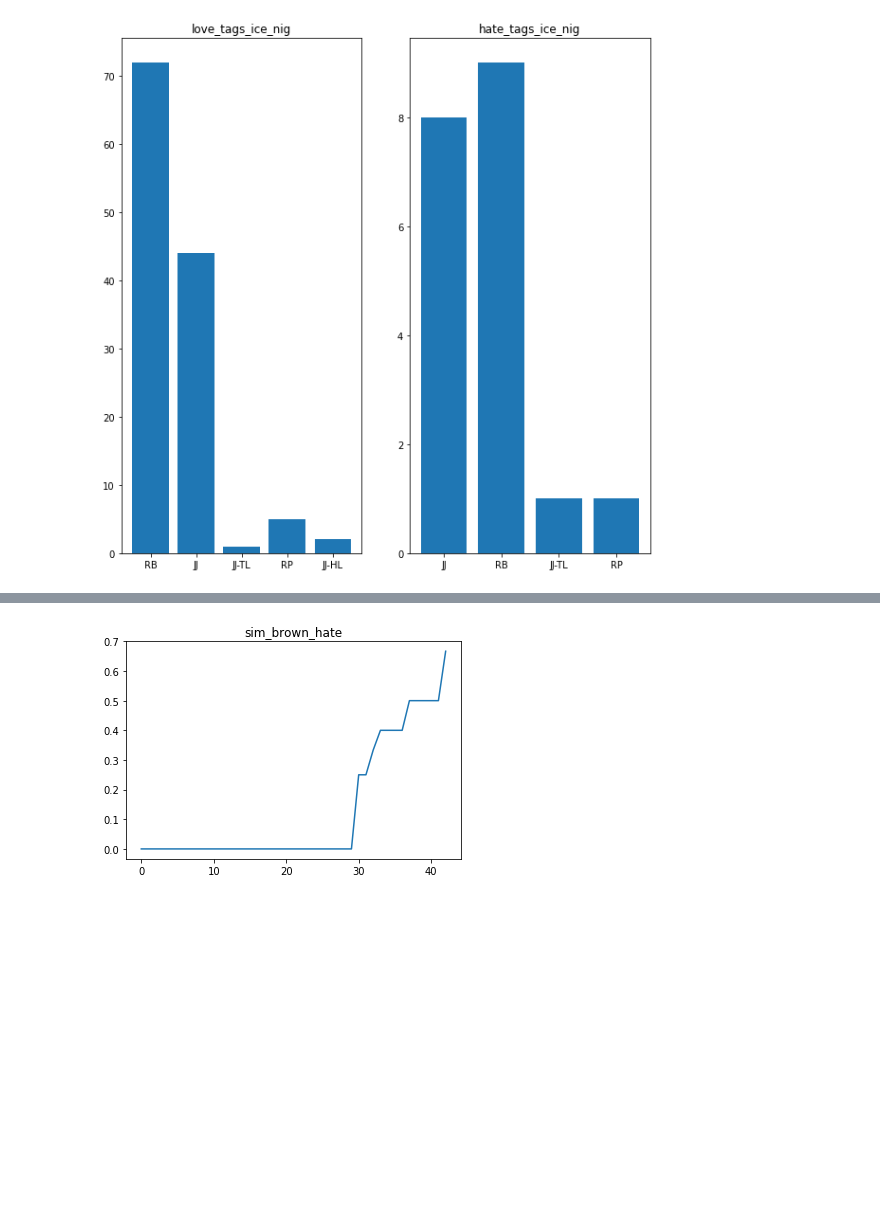
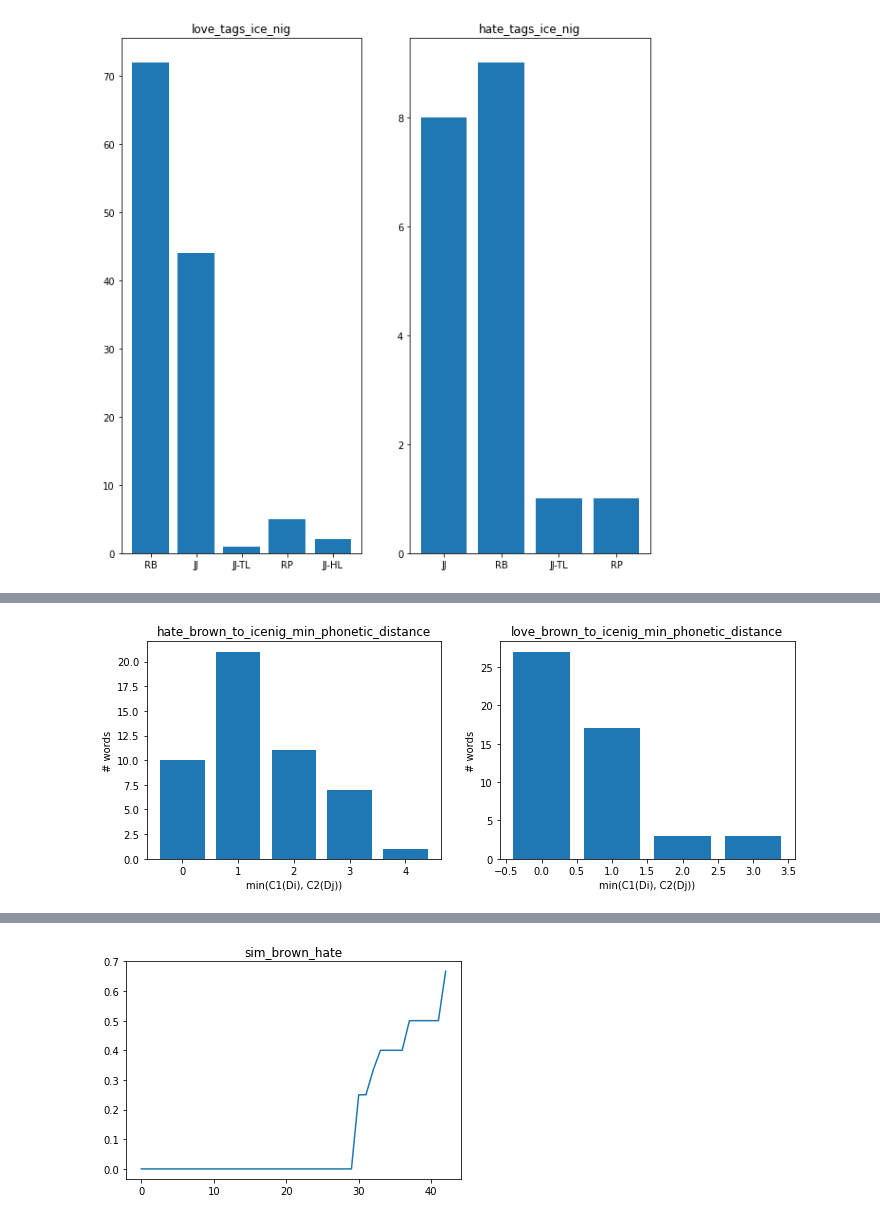
Before and after one commit to 0LTSU0/nlp_project8, a Jupyter notebook: project8.ipynb, the cells around one changed output, grey strips where cells are left out. Cells and saved outputs as stored; diff of their text form; code cells hidden in the pictures; blank space fills up the shorter version.

```diff
--- a/project8.ipynb
+++ b/project8.ipynb
@@ -854,29 +854,65 @@ for word in Counter(ice_nig_love_dist1_cooccur).most_common(50):
     ice_nig_word_to_soundex_love[word[0].strip('“')] = soundex(word[0].strip('“'))[0:len(word[0])]
 #print(ice_nig_word_to_soundex_hate, ice_nig_word_to_soundex_love)
 
-#Make dicts "word": edit_distance
-edit_distances_brown_hate, edit_distances_brown_love = {}, {}
-for key in brown_word_to_soundex_hate.keys():
-    edit_distances_brown_hate[key] = editdistance.eval(hate_soundex, brown_word_to_soundex_hate[key])
-for key in brown_word_to_soundex_love.keys():
-    edit_distances_brown_love[key] = editdistance.eval(love_soundex, brown_word_to_soundex_love[key])
-#print(edit_distances_brown_hate, edit_distances_brown_love)
-edit_distances_icenig_hate, edit_distances_icenig_love = {}, {}
-for key in ice_nig_word_to_soundex_hate.keys():
-    edit_distances_icenig_hate[key] = editdistance.eval(hate_soundex, ice_nig_word_to_soundex_hate[key])
-for key in ice_nig_word_to_soundex_love.keys():
-    edit_distances_icenig_love[key] = editdistance.eval(love_soundex, ice_nig_word_to_soundex_love[key])
-#print(edit_distances_icenig_hate, edit_distances_icenig_love)
+#hate (brown to icenig)
+hate_brown_to_icenig_dists = []
+for key, value in brown_word_to_soundex_hate.items():
+    temp = []
+    for key2, value2 in ice_nig_word_to_soundex_hate.items():
+        temp.append(editdistance.eval(value, value2))
+    hate_brown_to_icenig_dists.append(min(temp))
+#love (brown to icenig)
+love_brown_to_icenig_dists = []
+for key, value in brown_word_to_soundex_love.items():
+    temp = []
+    for key2, value2 in ice_nig_word_to_soundex_love.items():
+        temp.append(editdistance.eval(value, value2))
+    love_brown_to_icenig_dists.append(min(temp))
 
-#Sort dicts
-edit_distances_brown_hate_sorted = {k: v for k, v in sorted(edit_distances_brown_hate.items(), key=lambda item: item[1])}
-edit_distances_brown_love_sorted = {k: v for k, v in sorted(edit_distances_brown_love.items(), key=lambda item: item[1])}
-edit_distances_icenig_hate_sorted = {k: v for k, v in sorted(edit_distances_icenig_hate.items(), key=lambda item: item[1])}
-edit_distances_icenig_love_sorted = {k: v for k, v in sorted(edit_distances_icenig_love.items(), key=lambda item: item[1])}
+#hate (icenig to brown)
+hate_icenig_to_brown_dists = []
+for key, value in ice_nig_word_to_soundex_hate.items():
+    temp = []
+    for key2, value2 in brown_word_to_soundex_hate.items():
+        temp.append(editdistance.eval(value, value2))
+    hate_icenig_to_brown_dists.append(min(temp))
+#love (icenig to brown)
+love_icenig_to_brown_dists = []
+for key, value in ice_nig_word_to_soundex_love.items():
+    temp = []
+    for key2, value2 in brown_word_to_soundex_love.items():
+        temp.append(editdistance.eval(value, value2))
+    love_icenig_to_brown_dists.append(min(temp))
 
-print("min(C1(Di), C2(Dj)) in brown (hate):", next(iter((edit_distances_brown_hate_sorted.items()))))
-print("min(C1(Di), C2(Dj)) in brown (love):", next(iter((edit_distances_brown_love_sorted.items()))))
-print("min(C1(Di), C2(Dj)) in icenig (hate):", next(iter((edit_distances_icenig_hate_sorted.items()))))
-print("min(C1(Di), C2(Dj)) in icenig (love):", next(iter((edit_distances_icenig_love_sorted.items()))))
+#print(hate_brown_to_icenig_dists, love_brown_to_icenig_dists, hate_icenig_to_brown_dists, love_icenig_to_brown_dists)
+
+
+fig = plt.figure()
+ax1 = fig.add_subplot(121)
+ax2 = fig.add_subplot(122)
+ax1.title.set_text('hate_brown_to_icenig_min_phonetic_distance')
+ax1.bar(Counter(hate_brown_to_icenig_dists).keys(), Counter(hate_brown_to_icenig_dists).values())
+ax1.set_ylabel("# words")
+ax1.set_xlabel("min(C1(Di), C2(Dj))")
+ax2.title.set_text('love_brown_to_icenig_min_phonetic_distance')
+plt.bar(Counter(love_brown_to_icenig_dists).keys(), Counter(love_brown_to_icenig_dists).values())
+ax2.set_ylabel("# words")
+ax2.set_xlabel("min(C1(Di), C2(Dj))")
+plt.subplots_adjust(left=0,
+                    right=1.5)
+
+fig = plt.figure()
+ax1 = fig.add_subplot(121)
+ax2 = fig.add_subplot(122)
+ax1.title.set_text('hate_icenig_to_brown_min_phonetic_distance')
+ax1.bar(Counter(hate_icenig_to_brown_dists).keys(), Counter(hate_icenig_to_brown_dists).values())
+ax1.set_ylabel("# words")
+ax1.set_xlabel("min(C1(Di), C2(Dj))")
+ax2.title.set_text('love_icenig_to_brown_min_phonetic_distance')
+plt.bar(Counter(love_icenig_to_brown_dists).keys(), Counter(love_icenig_to_brown_dists).values())
+ax2.set_ylabel("# words")
+ax2.set_xlabel("min(C1(Di), C2(Dj))")
+plt.subplots_adjust(left=0,
+                    right=1.5)
 # %% [output]
 H300 L100
@@ -886,0 +919 @@ min(C1(Di), C2(Dj)) in icenig (love): ('have', 1)
+[figure, added]
```
Also changed, not shown: parts of 1 cell of this notebook.
